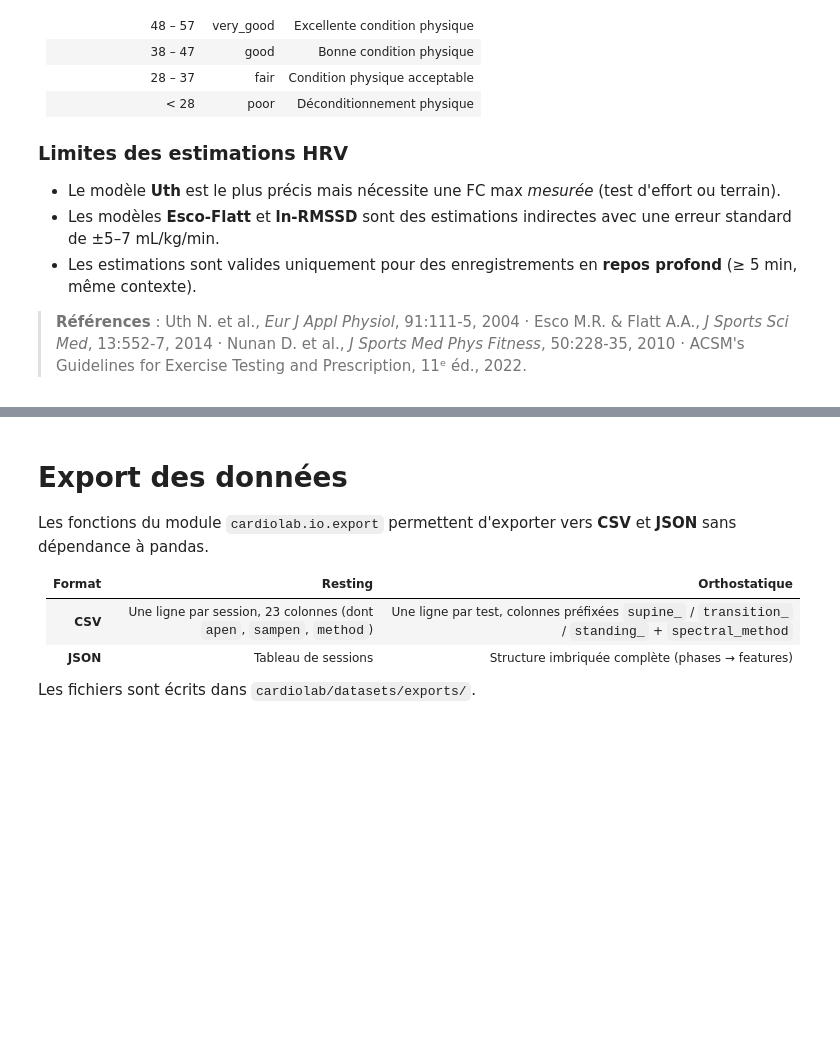
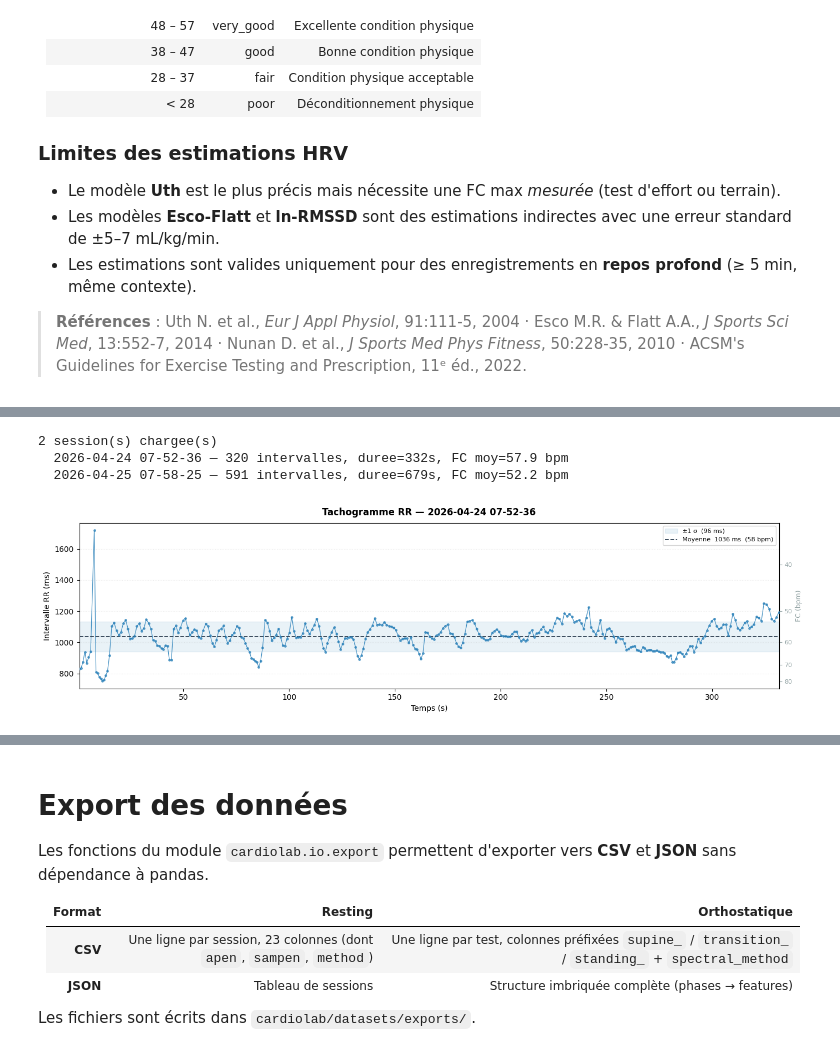
Before and after one commit to JulienMilon-DevSecOps/cardiolab, a Jupyter notebook: pipeline-notebook.ipynb, the cells around one changed output, grey strips where cells are left out. Cells and saved outputs as stored; diff of their text form; code cells hidden in the pictures; blank space fills up the shorter version.

Commit message:
Mise en place de la visualization pour les intervalles RR (données brutes) puis tests dans le notebook

```diff
--- a/pipeline-notebook.ipynb
+++ b/pipeline-notebook.ipynb
@@ -1265,0 +1281,44 @@ else:
+# %%
+import glob
+import json
+
+from cardiolab.signals.rr import RRSeries
+from cardiolab.visualization.rr_plots import (
+    plot_rr_comparison,
+    plot_rr_distribution,
+    plot_rr_filtered,
+    plot_rr_summary,
+    plot_rr_tachogram,
+)
+
+# Chargement des sessions de repos disponibles
+rr_files = sorted(glob.glob('cardiolab/datasets/resting/*.json'))
+rr_sessions = []
+session_labels = []
+
+for path in rr_files:
+    with open(path) as f:
+        data = json.load(f)
+    rr_sessions.append(RRSeries(data['rr_intervals']))
+    session_labels.append(data.get('date', path.split('/')[-1]))
+
+print(f'{len(rr_sessions)} session(s) chargee(s)')
+for label, rr in zip(session_labels, rr_sessions, strict=False):
+    print(f'  {label} — {len(rr)} intervalles, duree={rr.duration:.0f}s, FC moy={rr.mean_hr:.1f} bpm')
+# %% [output]
+2 session(s) chargee(s)
+  2026-04-24 07-52-36 — 320 intervalles, duree=332s, FC moy=57.9 bpm
+  2026-04-25 07-58-25 — 591 intervalles, duree=679s, FC moy=52.2 bpm
+# %%
+# Tachogramme — serie RR avec axe FC secondaire
+if rr_sessions:
+    fig = plot_rr_tachogram(
+        rr_sessions[0],
+        title=f'Tachogramme RR — {session_labels[0]}',
+        show_mean=True,
+        show_band=True,
+        show_hr_axis=True,
+    )
+    fig.show()
+# %% [output]
+[figure, added]
```
Also changed, not shown: parts of 5 cells of this notebook, 4 other files.
